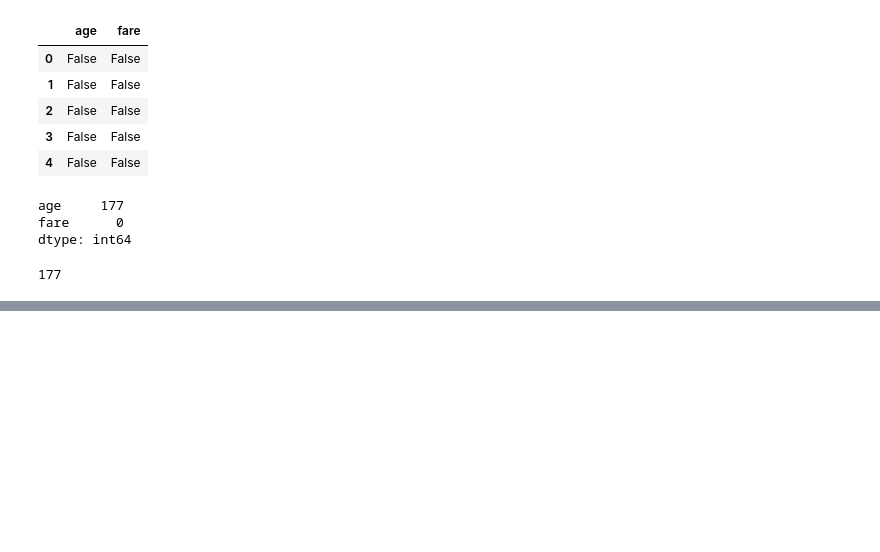
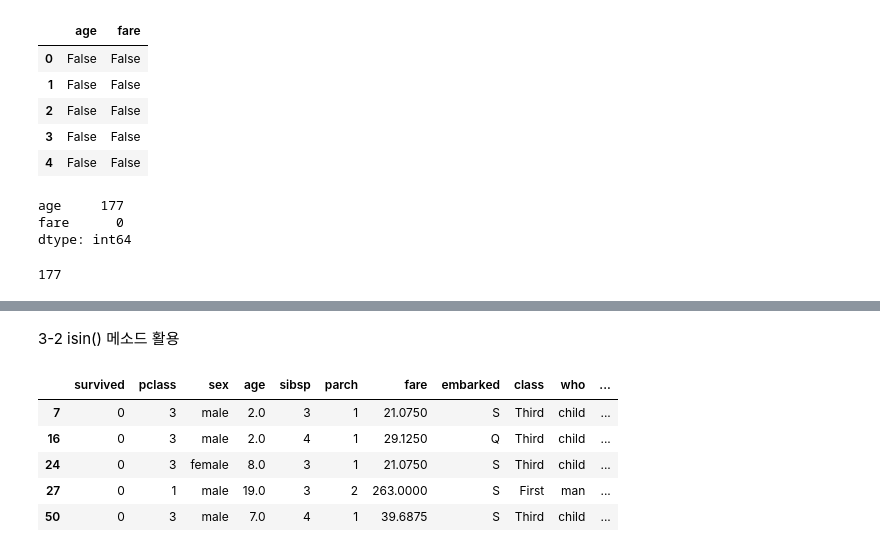
Before and after one commit to CamelGoong/Pandas_Practicing, a Jupyter notebook: PART_6_Application_of_Dataframe.ipynb, the cells around one changed output, grey strips where cells are left out. Drawn from its saved outputs; the diff is of its cells as text; code cells hidden in the pictures; blank space fills up the shorter version.

```diff
--- a/PART_6_Application_of_Dataframe.ipynb
+++ b/PART_6_Application_of_Dataframe.ipynb
@@ -161,0 +366,16 @@ print(result_value)
+# %% [markdown]
+3-2 isin() 메소드 활용
+# %%
+mask3 = titanic['sibsp'] == 3
+mask4 = titanic['sibsp'] == 4
+mask5 = titanic['sibsp'] == 5
+# %%
+df_boolean = titanic[mask3 | mask4 | mask5]
+df_boolean.head()
+# %% [output]
+|  | survived | pclass | sex | age | sibsp | parch | fare | embarked | class | who | ... |
+| 7 | 0 | 3 | male | 2.0 | 3 | 1 | 21.0750 | S | Third | child | ... |
+| 16 | 0 | 3 | male | 2.0 | 4 | 1 | 29.1250 | Q | Third | child | ... |
+| 24 | 0 | 3 | female | 8.0 | 3 | 1 | 21.0750 | S | Third | child | ... |
+| 27 | 0 | 1 | male | 19.0 | 3 | 2 | 263.0000 | S | First | man | ... |
+| 50 | 0 | 3 | male | 7.0 | 4 | 1 | 39.6875 | S | Third | child | ... |
```
Also changed, not shown: parts of 40 cells of this notebook.
